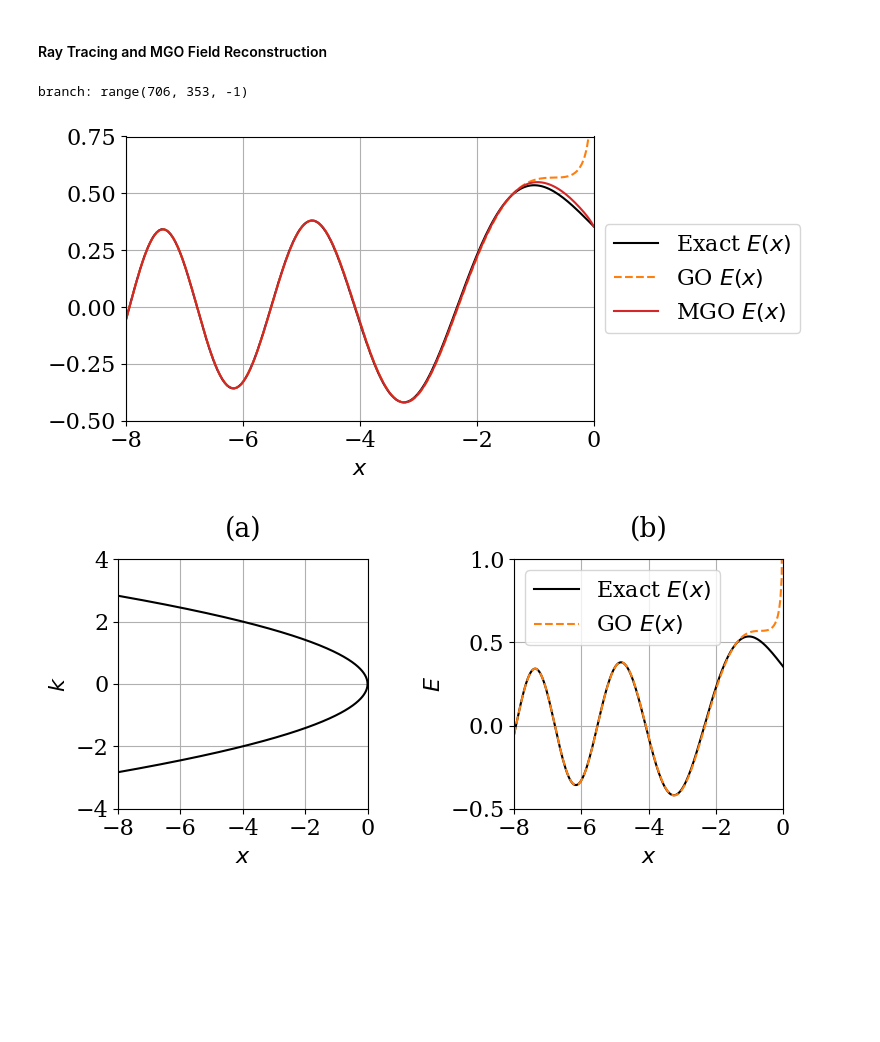
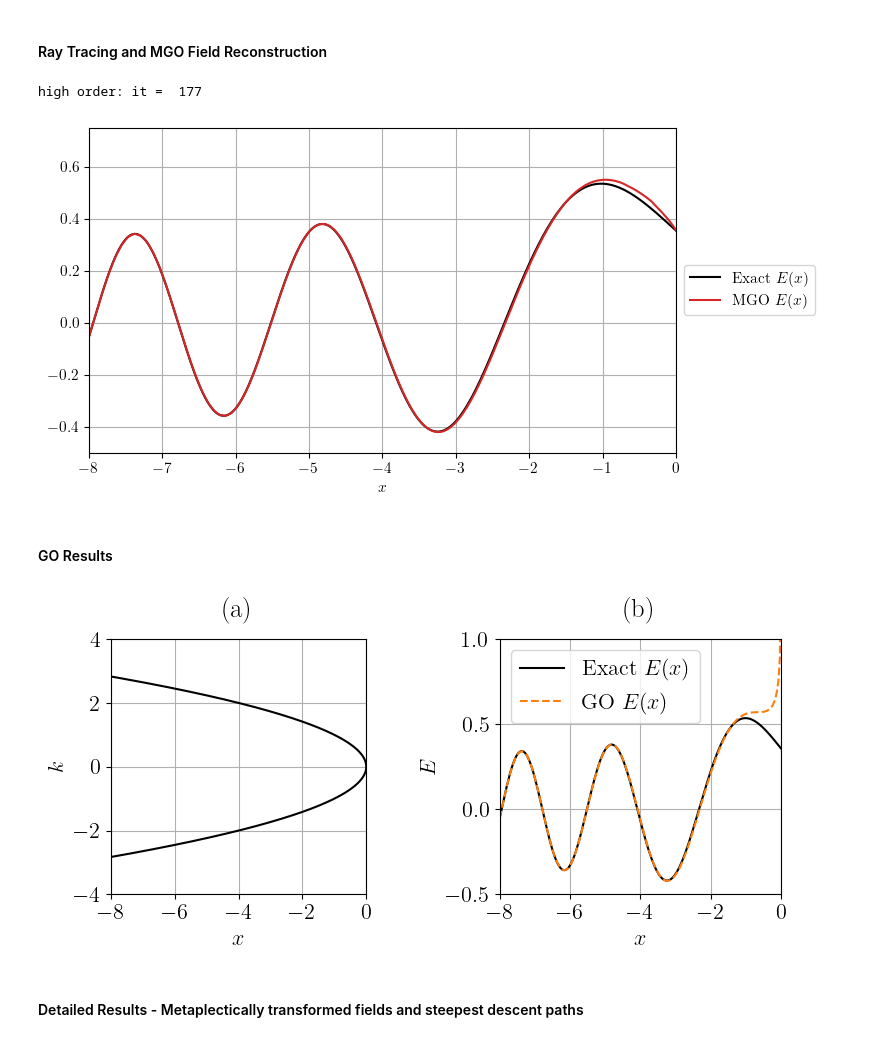
Before and after one commit to runehoejlund/plasma-ray-tracer, a Jupyter notebook: mgo_ex_airy.ipynb, the cells around one changed output. Cells and saved outputs as stored; diff of their text form; code cells hidden in the pictures; blank space fills up the shorter version.

```diff
--- a/mgo_ex_airy.ipynb
+++ b/mgo_ex_airy.ipynb
@@ -16,7 +16,7 @@ import mgo
 # %%
 rcParams.update(mpl.rcParamsDefault)
 rcParams.update({
-    # "text.usetex": True,
+    "text.usetex": True,
     "font.family": "serif",
     "font.sans-serif": ["Computer Modern Roman"],
     "font.size": 16})
@@ -95,42 +68,50 @@ phi0 = Ai(x0)
 
 x1 = xi[find_peaks(E_ex)[0][1]]
 phi1 = E_ex[find_peaks(E_ex)[0][1]]
+# %%
+k0 = get_k0(x0)
+ND = 1
+nt = 500
+omega0 = 1.0
+t, xs, ks, zs, i_start, i_end = trace_ray_1D(x0=x0, k0=k0, omega0=omega0, tmin=0, tmax=8, D=D, x_min=x0, tsteps=nt, rtol=1e-9, ghost_ratio=0.1)
+nt = i_end - i_start
+
+i_caust = np.argmin(np.abs(fd.grad(zs[i_start:i_end,..., :1].squeeze(), t[i_start:i_end])))
+i_save = [0, int(i_caust/2), i_caust, i_caust + int((nt-1 - i_caust)/2), nt-1]
 # %%
-k0 = get_k0(x0)
-t, xs, ks, zs, nt, x0, k0 = get_dispersion_manifold(x0, k0)
-
-i_caust = np.argmin(np.abs(fd.grad(zs[..., :1].squeeze(), t)))
-i_save = [0, int(i_caust/2), i_caust, i_caust + int((nt-1 - i_caust)/2), nt-1]
-
 analytic_cont={'phase': {'fit_func': aaa, 'kwargs': {'mmax': 20}}, 'amplitude': {'fit_func': aaa, 'kwargs': {'mmax': 20}}}
 # uncomment to use optimal fit for amplitude instead
 # analytic_cont = {'phase': {'fit_func': aaa, 'kwargs': {'mmax': 20}}, 'amplitude': {'fit_func': fit_amplitude, 'kwargs': {}}}
-branch_masks, ray_field, mgo_info, results, Nt, Upsilon = get_mgo_field(phi0, t, zs, analytic_cont=analytic_cont, i_save=i_save, max_extrapolation=3/2)
-
-field = mgo.superpose_ray_fields(phi0=phi1, x0=x1, xs=xs, branch_masks=branch_masks, ray_field=ray_field)
-sorted_results=sorted(results, key=lambda d: d['t1'])
-
-branch_masks_go, ray_field_go = mgo.get_go_field_1D(t, zs, phi0=phi0)
-field_go = mgo.superpose_ray_fields(phi0=phi1, x0=x1, xs=xs, branch_masks=branch_masks_go, ray_field=ray_field_go)
+branch_masks, ray_field, mgo_info, results, Nt, Upsilon = get_mgo_field(phi0, t, zs, i_start, i_end, analytic_cont=analytic_cont, i_save=i_save)
 # %% [output]
-branch: range(706, 353, -1)
+high order: it =  177
+# %%
+field = mgo.superpose_ray_fields(phi0=phi1, x0=x1, xs=xs, branch_masks=branch_masks, ray_field=ray_field, i_start=i_start, i_end=i_end)
+sorted_results=sorted(results, key=lambda d: d['t1'])
+
+branch_masks_go, ray_field_go = mgo.get_go_field_1D(t, zs, phi0=phi0, i_start=i_start, i_end=i_end)
+field_go = mgo.superpose_ray_fields(phi0=phi1, x0=x1, xs=xs, branch_masks=branch_masks_go, ray_field=ray_field_go, i_start=i_start, i_end=i_end)
 # %%
+xi = np.linspace(-8, 0, 1000)
 fig, ax = plt.subplots(1, 1, figsize=(8,4))
-ax.plot(xi, E_ex, 'k-', label='Exact $E(x)$')
-ax.plot(xi, np.real(field_go(xi)), '--', color='tab:orange', label='GO $E(x)$')
+ax.plot(xi, Ai(xi), 'k-', label='Exact $E(x)$')
+# ax.plot(xi, np.real(field_go(xi)), '--', color='tab:orange', label='GO $E(x)$')
 ax.plot(xi, np.real(field(xi)), '-', color='tab:red', label='MGO $E(x)$')
 ax.grid()
 ax.set_xlim(np.min(xi), np.max(xi))
 ax.set_ylim(-0.5, 0.75)
 ax.legend(bbox_to_anchor=(1,0.5), loc="center left")
 ax.set_xlabel('$x$')
 fig.tight_layout()
 plt.savefig('./plots/airy_mgo.pdf')
 plt.savefig('./plots/airy_mgo.png', dpi=300)
 plt.show()
 # %% [output]
-[figure, old version]
+[figure, new version]
+# %% [markdown]
+#### GO Results
 # %%
+xi = np.linspace(-8, 0, 200)
 fig, ax = plt.subplots(1, 2, figsize=(8, 4), width_ratios=[4, 4])
 
 ax[0].grid()
@@ -158,7 +139,9 @@ plt.savefig('./plots/airy_GO.pdf')
 plt.savefig('./plots/airy_GO.png', dpi=300)
 plt.show()
 # %% [output]
-[figure, old version]
+[figure, new version]
+# %% [markdown]
+#### Detailed Results - Metaplectically transformed fields and steepest descent paths
 # %%
 # Define analytical functions for comparison with numerical results
 v_ex = lambda k: np.sqrt(1+4*(k**2))
```
Also changed, not shown: parts of 5 cells of this notebook, 2 other files.
